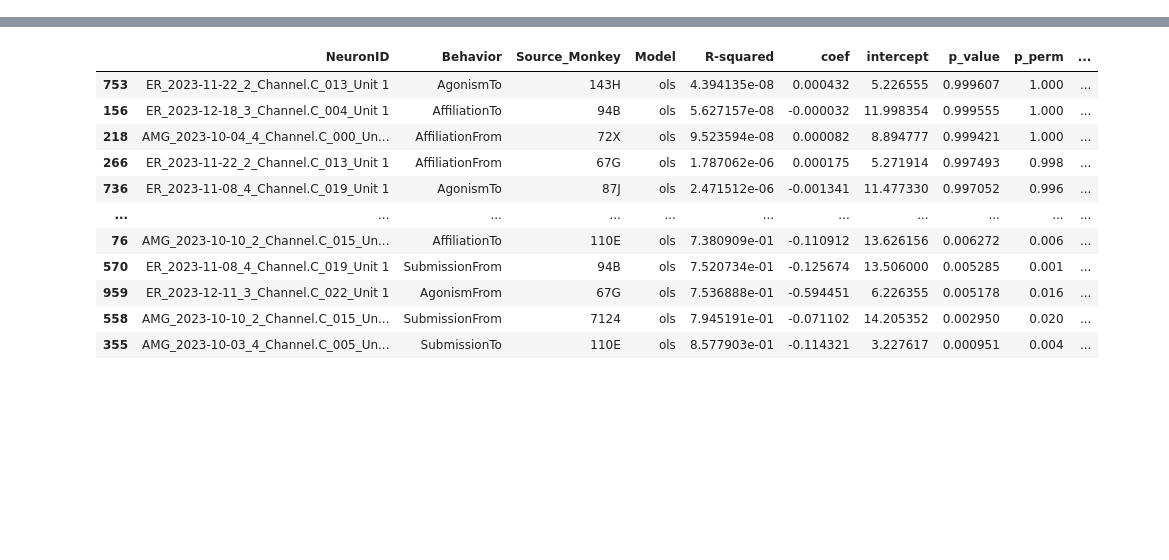
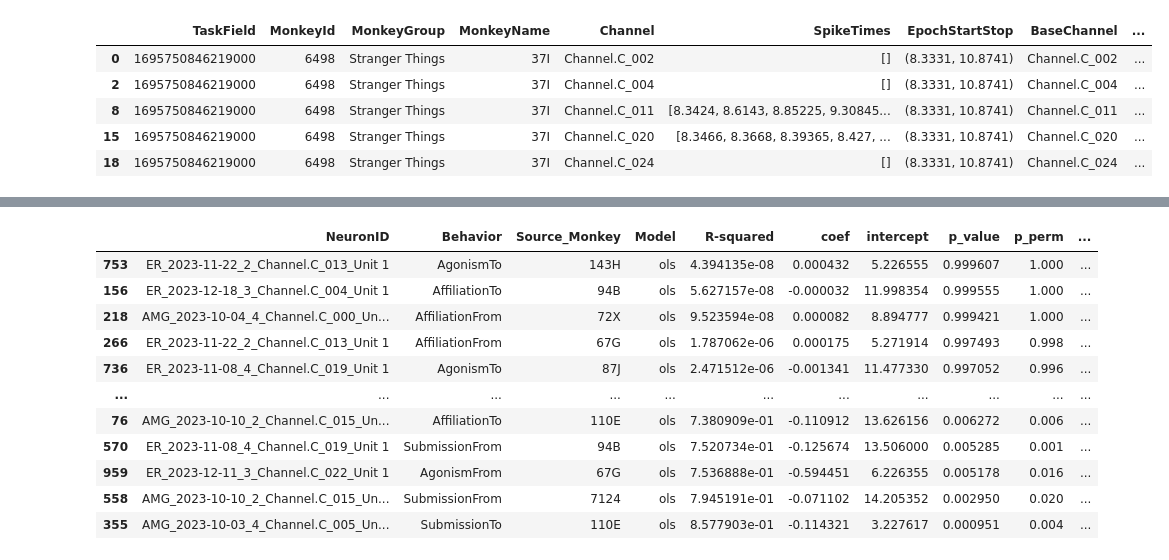
Before and after one commit to EdConnorLab/Julie, a Jupyter notebook: notebooks/temp.ipynb, the cells around one changed output, grey strips where cells are left out. Cells and saved outputs as stored; diff of their text form; code cells hidden in the pictures; blank space fills up the shorter version.

```diff
--- a/notebooks/temp.ipynb
+++ b/notebooks/temp.ipynb
@@ -0,0 +1,11 @@
+# %%
+import pandas as pd
+hi = pd.read_pickle('/home/connorlab/Documents/GitHub/Julie/Cortana/exploded_spike_cache/2023-09-26_round_2.pkl')
+hi.head()
+# %% [output]
+|  | TaskField | MonkeyId | MonkeyGroup | MonkeyName | Channel | SpikeTimes | EpochStartStop | BaseChannel | ... |
+| 0 | 1695750846219000 | 6498 | Stranger Things | 37I | Channel.C_002 | [] | (8.3331, 10.8741) | Channel.C_002 | ... |
+| 2 | 1695750846219000 | 6498 | Stranger Things | 37I | Channel.C_004 | [] | (8.3331, 10.8741) | Channel.C_004 | ... |
+| 8 | 1695750846219000 | 6498 | Stranger Things | 37I | Channel.C_011 | [8.3424, 8.6143, 8.85225, 9.30845... | (8.3331, 10.8741) | Channel.C_011 | ... |
+| 15 | 1695750846219000 | 6498 | Stranger Things | 37I | Channel.C_020 | [8.3466, 8.3668, 8.39365, 8.427, ... | (8.3331, 10.8741) | Channel.C_020 | ... |
+| 18 | 1695750846219000 | 6498 | Stranger Things | 37I | Channel.C_024 | [] | (8.3331, 10.8741) | Channel.C_024 | ... |
```
Also changed, not shown: parts of 6 cells of this notebook, 17 other files.
